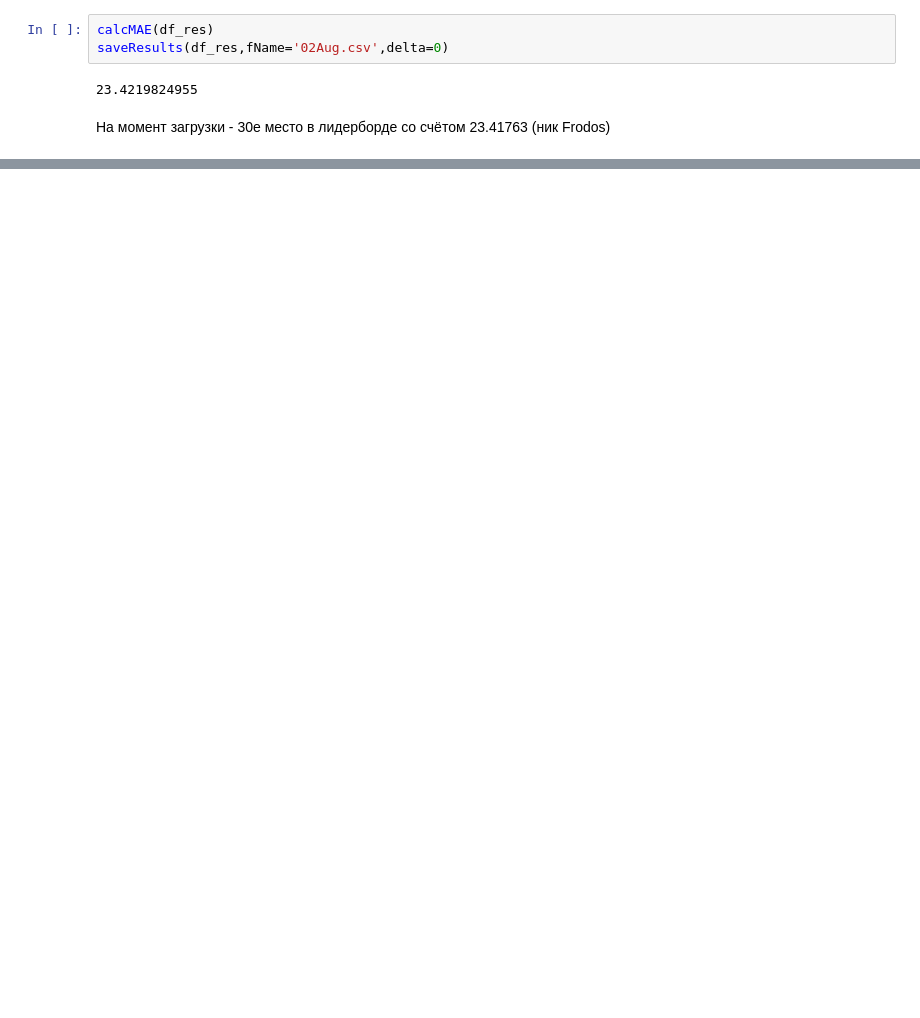
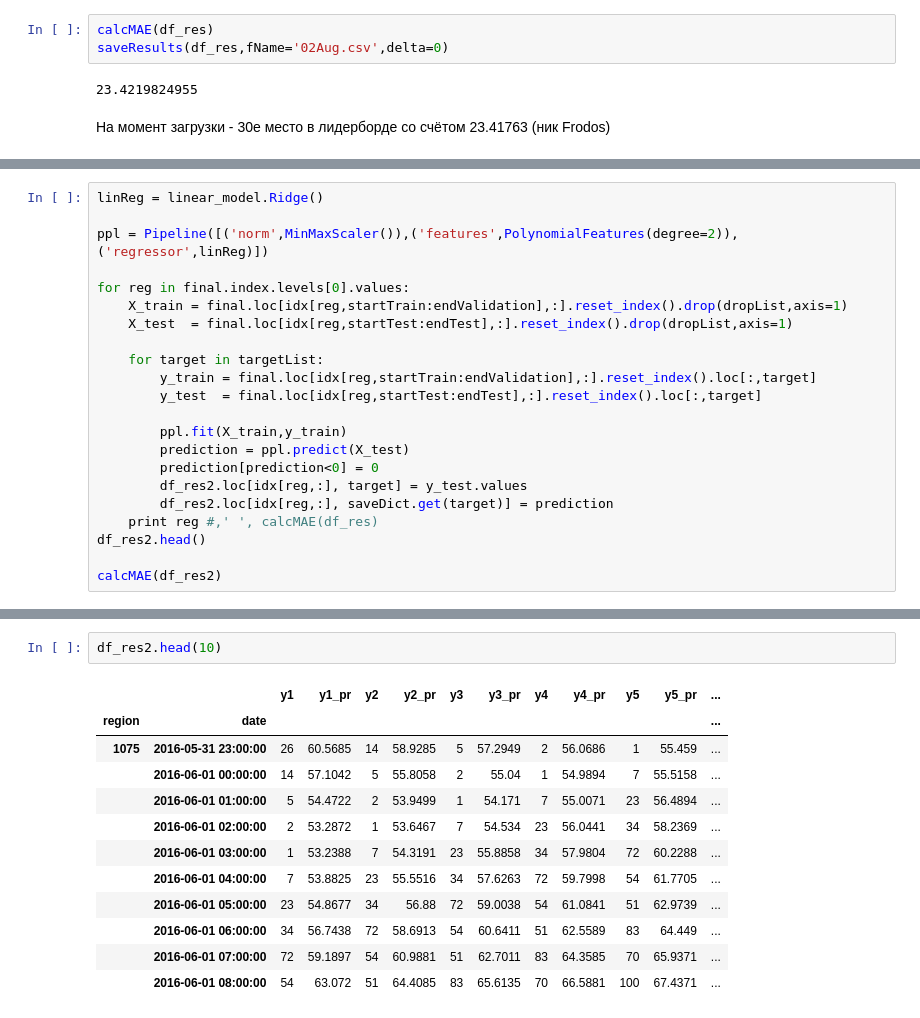
Before and after one commit to PhySci/projectNYtaxi, a Jupyter notebook: week5/week-5_load.ipynb, the cells around one changed output, grey strips where cells are left out. Drawn from its saved outputs; the diff is of its cells as text; blank space fills up the shorter version.

```diff
--- a/week5/week-5_load.ipynb
+++ b/week5/week-5_load.ipynb
@@ -347,0 +350,22 @@ saveResults(df_res,fName='02Aug.csv',delta=0)
+# %%
+linReg = linear_model.Ridge()
+
+ppl = Pipeline([('norm',MinMaxScaler()),('features',PolynomialFeatures(degree=2)),('regressor',linReg)])
+
+for reg in final.index.levels[0].values:
+    X_train = final.loc[idx[reg,startTrain:endValidation],:].reset_index().drop(dropList,axis=1)
+    X_test  = final.loc[idx[reg,startTest:endTest],:].reset_index().drop(dropList,axis=1)
+
+    for target in targetList:
+        y_train = final.loc[idx[reg,startTrain:endValidation],:].reset_index().loc[:,target]
+        y_test  = final.loc[idx[reg,startTest:endTest],:].reset_index().loc[:,target]
+
+        ppl.fit(X_train,y_train)
+        prediction = ppl.predict(X_test)
+        prediction[prediction<0] = 0
+        df_res2.loc[idx[reg,:], target] = y_test.values
+        df_res2.loc[idx[reg,:], saveDict.get(target)] = prediction
+    print reg #,' ', calcMAE(df_res)
+df_res2.head()
+
+calcMAE(df_res2)
@@ -347,0 +398,15 @@ saveResults(df_res,fName='02Aug.csv',delta=0)
+# %%
+df_res2.head(10)
+# %% [output]
+|  |  | y1 | y1_pr | y2 | y2_pr | y3 | y3_pr | y4 | y4_pr | y5 | y5_pr | ... |
+| region | date |  |  |  |  |  |  |  |  |  |  | ... |
+| 1075 | 2016-05-31 23:00:00 | 26 | 60.5685 | 14 | 58.9285 | 5 | 57.2949 | 2 | 56.0686 | 1 | 55.459 | ... |
+|  | 2016-06-01 00:00:00 | 14 | 57.1042 | 5 | 55.8058 | 2 | 55.04 | 1 | 54.9894 | 7 | 55.5158 | ... |
+|  | 2016-06-01 01:00:00 | 5 | 54.4722 | 2 | 53.9499 | 1 | 54.171 | 7 | 55.0071 | 23 | 56.4894 | ... |
+|  | 2016-06-01 02:00:00 | 2 | 53.2872 | 1 | 53.6467 | 7 | 54.534 | 23 | 56.0441 | 34 | 58.2369 | ... |
+|  | 2016-06-01 03:00:00 | 1 | 53.2388 | 7 | 54.3191 | 23 | 55.8858 | 34 | 57.9804 | 72 | 60.2288 | ... |
+|  | 2016-06-01 04:00:00 | 7 | 53.8825 | 23 | 55.5516 | 34 | 57.6263 | 72 | 59.7998 | 54 | 61.7705 | ... |
+|  | 2016-06-01 05:00:00 | 23 | 54.8677 | 34 | 56.88 | 72 | 59.0038 | 54 | 61.0841 | 51 | 62.9739 | ... |
+|  | 2016-06-01 06:00:00 | 34 | 56.7438 | 72 | 58.6913 | 54 | 60.6411 | 51 | 62.5589 | 83 | 64.449 | ... |
+|  | 2016-06-01 07:00:00 | 72 | 59.1897 | 54 | 60.9881 | 51 | 62.7011 | 83 | 64.3585 | 70 | 65.9371 | ... |
+|  | 2016-06-01 08:00:00 | 54 | 63.072 | 51 | 64.4085 | 83 | 65.6135 | 70 | 66.5881 | 100 | 67.4371 | ... |
```
Also changed, not shown: parts of 6 cells of this notebook.
